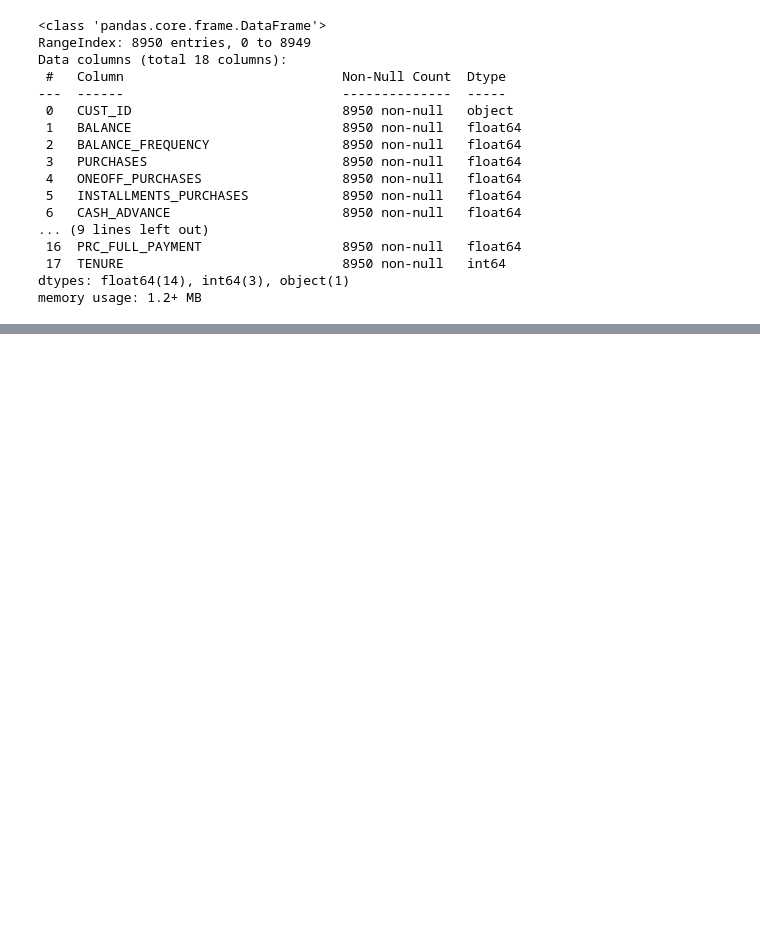
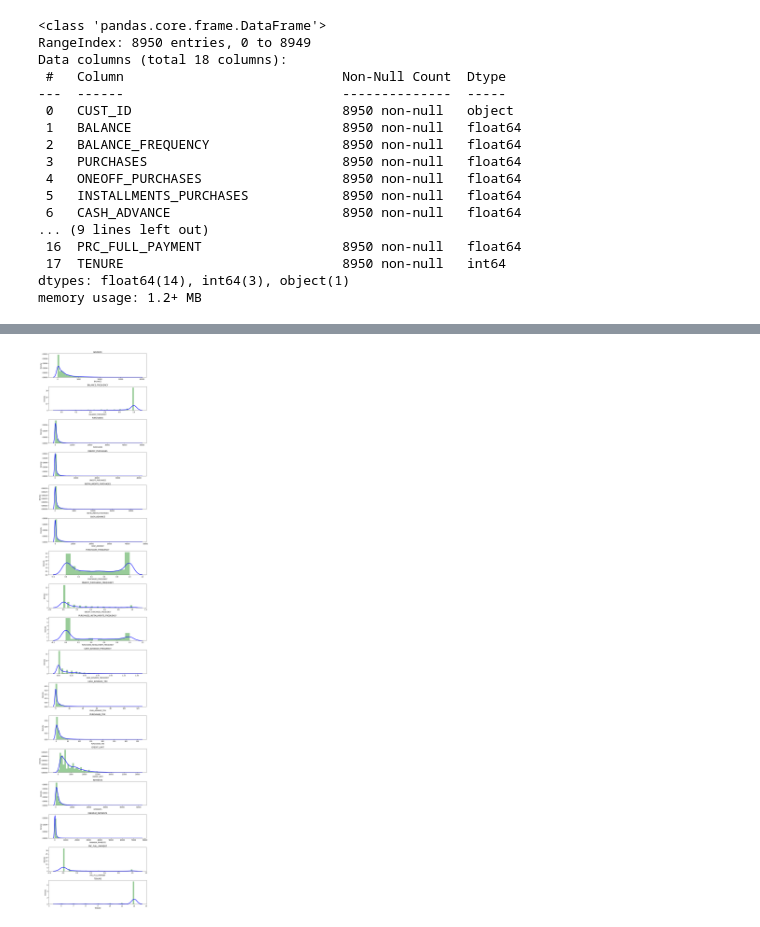
Before and after one commit to eeeds/Projects, a Jupyter notebook: 17- Marketing Project (Clusters)/Project17.ipynb, the cells around one changed output, grey strips where cells are left out. Cells and saved outputs as stored; diff of their text form; code cells hidden in the pictures; blank space fills up the shorter version.

```diff
--- a/17- Marketing Project (Clusters)/Project17.ipynb
+++ b/17- Marketing Project (Clusters)/Project17.ipynb
@@ -67,0 +142,3 @@ creditcard_df[creditcard_df['ONEOFF_PURCHASES']==40761.25]
+# %%
+#We can drop CUST_ID because it is not useful
+creditcard_df.drop(['CUST_ID'], axis = 1, inplace = True)
@@ -67,0 +155,10 @@ creditcard_df[creditcard_df['ONEOFF_PURCHASES']==40761.25]
+# %%
+plt.figure(figsize = (10,50))
+for i in range (len(creditcard_df.columns)):
+    plt.subplot(len(creditcard_df.columns), 1, i+1)
+    sns.distplot(creditcard_df[creditcard_df.columns[i]],kde_kws = {'color':'b','lw':3,'label':'KDE'},  hist_kws = {'color':'g'})
+    plt.title(creditcard_df.columns[i])
+
+plt.tight_layout()
+# %% [output]
+[figure, added]
```
Also changed, not shown: parts of 11 cells of this notebook.
